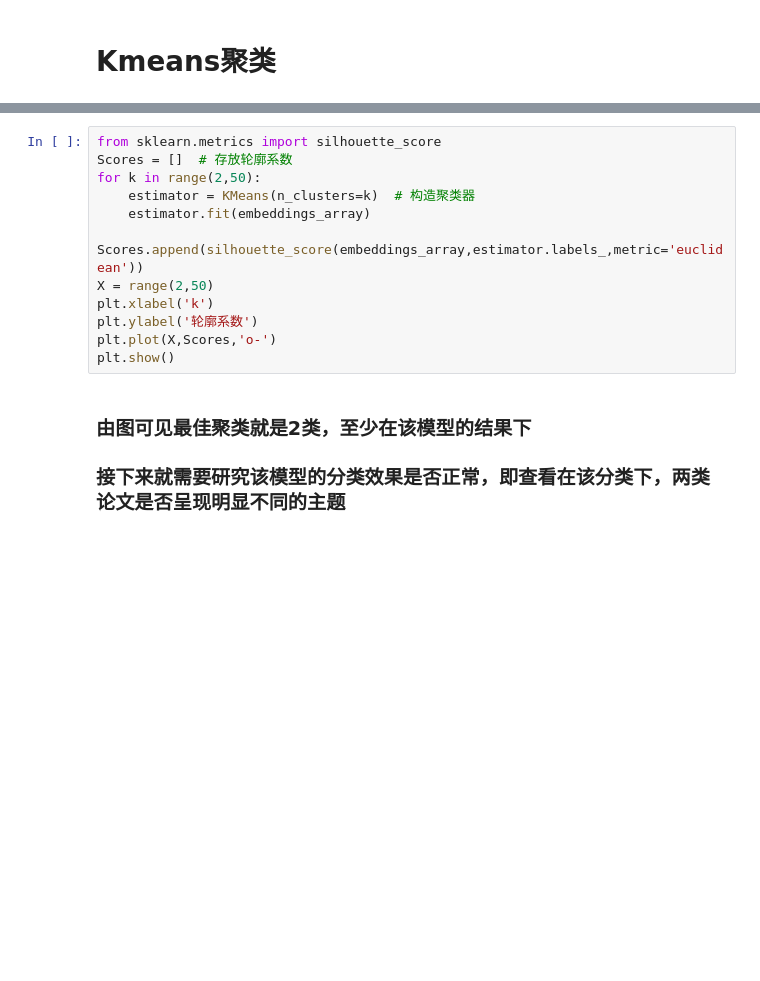
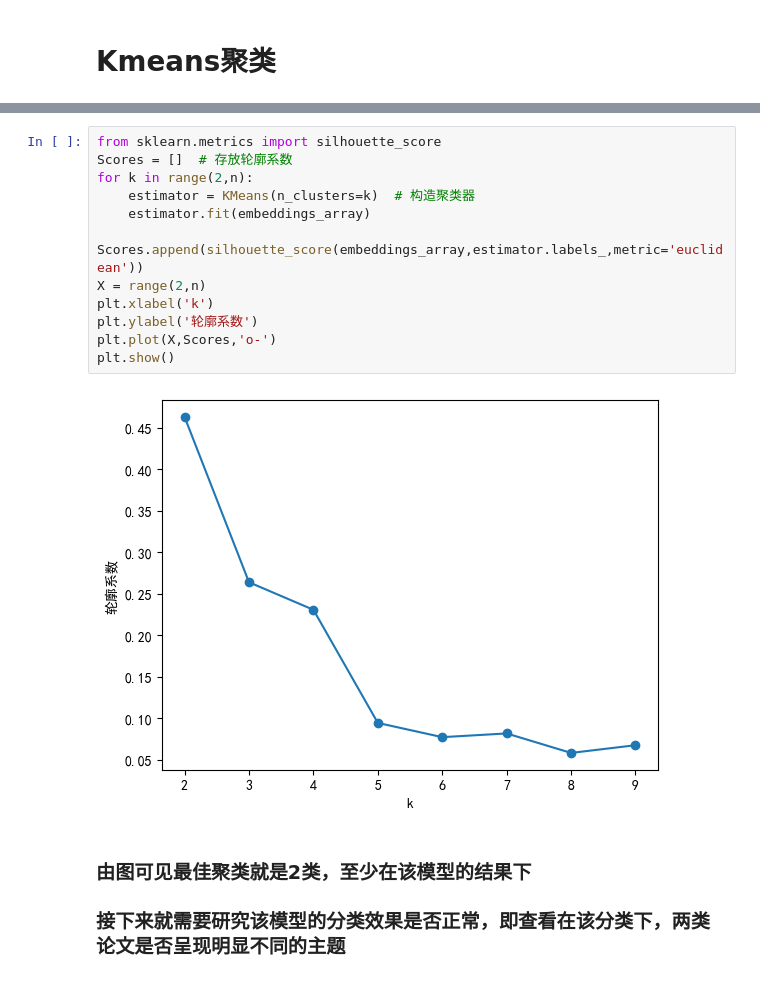
Before and after one commit to HuanhangJi/bert, a Jupyter notebook: 中英文文本聚类.ipynb, the cells around one changed output, grey strips where cells are left out. Cells and saved outputs as stored; diff of their text form; blank space fills up the shorter version.

```diff
--- a/中英文文本聚类.ipynb
+++ b/中英文文本聚类.ipynb
@@ -175,15 +191,17 @@ plt.show()
 # %%
 from sklearn.metrics import silhouette_score
 Scores = []  # 存放轮廓系数
-for k in range(2,50):
+for k in range(2,n):
     estimator = KMeans(n_clusters=k)  # 构造聚类器
     estimator.fit(embeddings_array)
     Scores.append(silhouette_score(embeddings_array,estimator.labels_,metric='euclidean'))
-X = range(2,50)
+X = range(2,n)
 plt.xlabel('k')
 plt.ylabel('轮廓系数')
 plt.plot(X,Scores,'o-')
 plt.show()
+# %% [output]
+[figure, added]
 # %% [markdown]
 ### 由图可见最佳聚类就是2类，至少在该模型的结果下
 ### 接下来就需要研究该模型的分类效果是否正常，即查看在该分类下，两类论文是否呈现明显不同的主题
```
Also changed, not shown: parts of 7 cells of this notebook, 6 other files.
